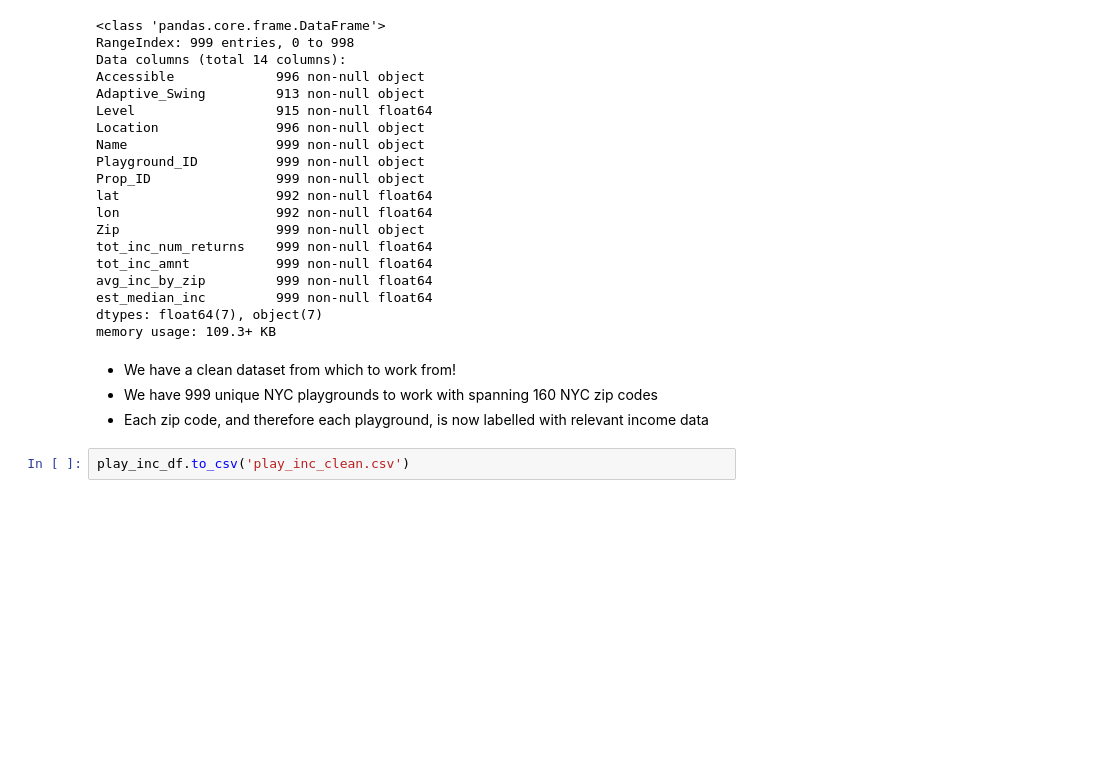
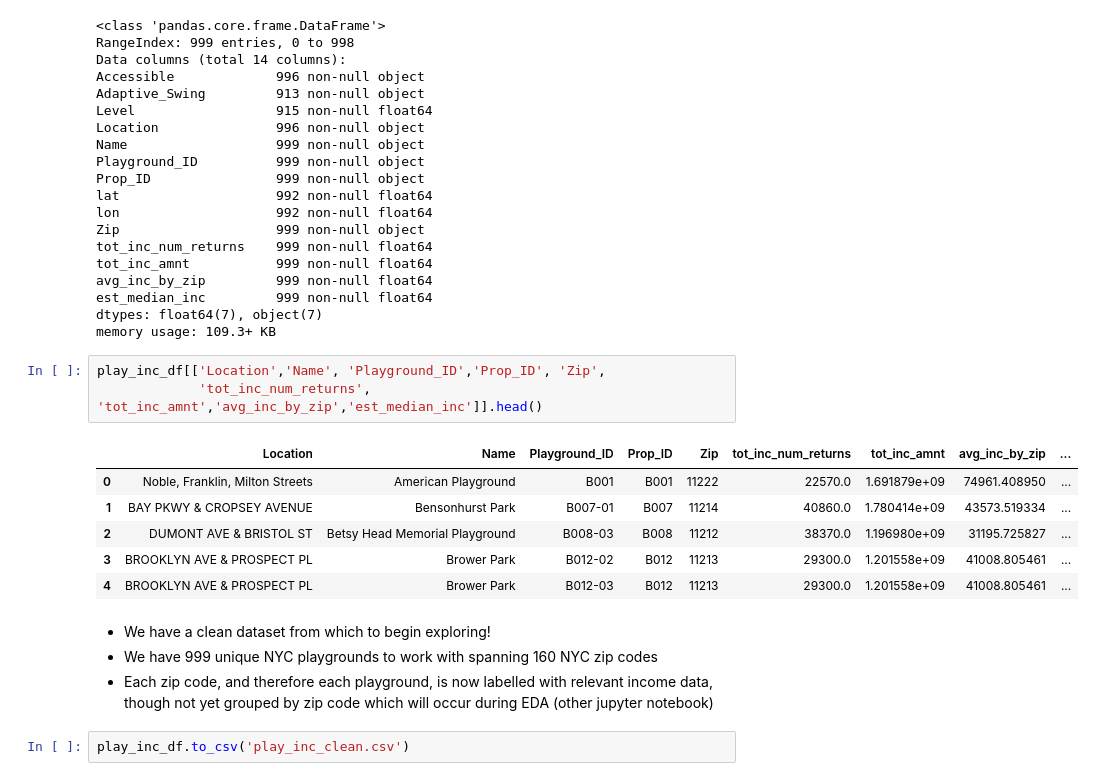
Before and after one commit to as6140/nyc_playgrounds_income, a Jupyter notebook: cleaning_joining_data.ipynb, the cells around one changed output. Saved outputs shown, nothing was run; the diff lists cells and outputs as text; blank space fills up the shorter version.

Commit message:
delete unused geodata json, add updates to cleaning & eda notebooks

```diff
--- a/cleaning_joining_data.ipynb
+++ b/cleaning_joining_data.ipynb
@@ -825,9 +839,19 @@ avg_inc_by_zip         999 non-null float64
 est_median_inc         999 non-null float64
 dtypes: float64(7), object(7)
 memory usage: 109.3+ KB
+# %%
+play_inc_df[['Location','Name', 'Playground_ID','Prop_ID', 'Zip',
+             'tot_inc_num_returns', 'tot_inc_amnt','avg_inc_by_zip','est_median_inc']].head()
+# %% [output]
+|  | Location | Name | Playground_ID | Prop_ID | Zip | tot_inc_num_returns | tot_inc_amnt | avg_inc_by_zip | ... |
+| 0 | Noble, Franklin, Milton Streets | American Playground | B001 | B001 | 11222 | 22570.0 | 1.691879e+09 | 74961.408950 | ... |
+| 1 | BAY PKWY & CROPSEY AVENUE | Bensonhurst Park | B007-01 | B007 | 11214 | 40860.0 | 1.780414e+09 | 43573.519334 | ... |
+| 2 | DUMONT AVE & BRISTOL ST | Betsy Head Memorial Playground | B008-03 | B008 | 11212 | 38370.0 | 1.196980e+09 | 31195.725827 | ... |
+| 3 | BROOKLYN AVE & PROSPECT PL | Brower Park | B012-02 | B012 | 11213 | 29300.0 | 1.201558e+09 | 41008.805461 | ... |
+| 4 | BROOKLYN AVE & PROSPECT PL | Brower Park | B012-03 | B012 | 11213 | 29300.0 | 1.201558e+09 | 41008.805461 | ... |
 # %% [markdown]
-- We have a clean dataset from which to work from!
+- We have a clean dataset from which to begin exploring!
 - We have 999 unique NYC playgrounds to work with spanning 160 NYC zip codes
-- Each zip code, and therefore each playground, is now labelled with relevant income data
+- Each zip code, and therefore each playground, is now labelled with relevant income data, though not yet grouped by zip code which will occur during EDA (other jupyter notebook)
 # %%
 play_inc_df.to_csv('play_inc_clean.csv')
```
Also changed, not shown: parts of 10 cells of this notebook, 1 other file.
